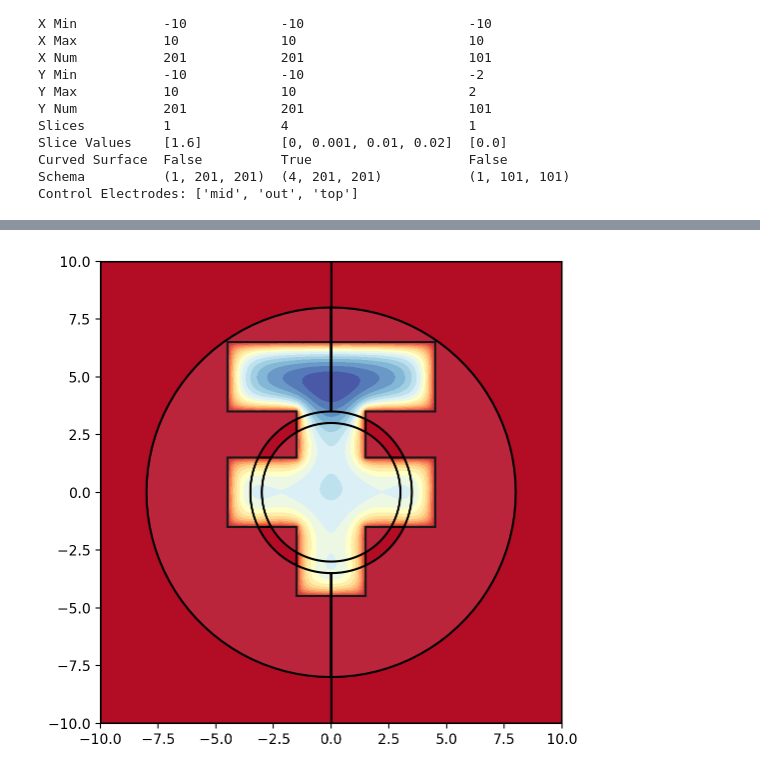
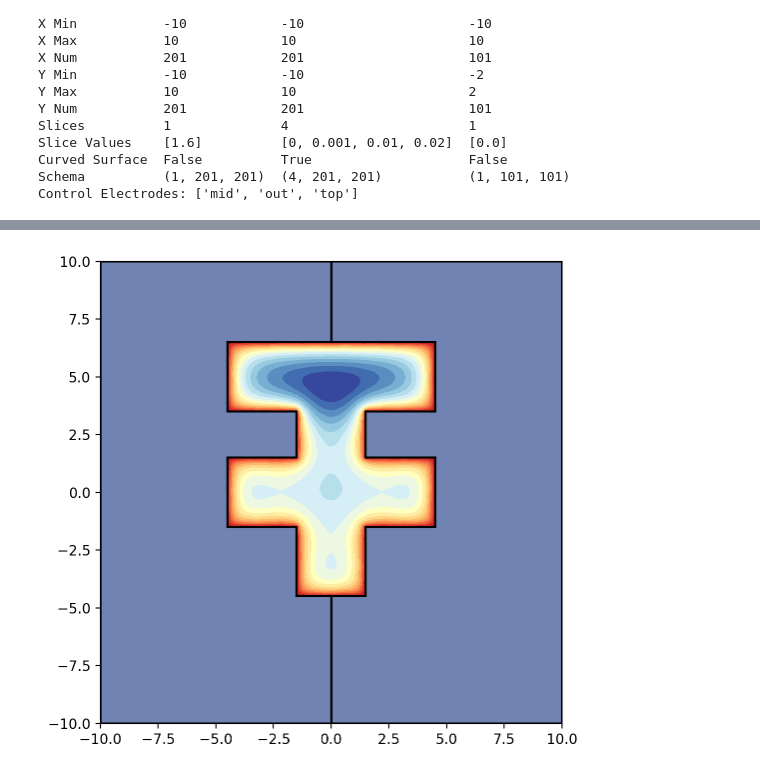
Before and after one commit to eeroqlab/zeroheliumkit, a Jupyter notebook: docs/source/notebooks/gmshfem.ipynb, the cells around one changed output, grey strips where cells are left out. Saved outputs shown, nothing was run; the diff lists cells and outputs as text; code cells hidden in the pictures.

```diff
--- a/docs/source/notebooks/gmshfem.ipynb
+++ b/docs/source/notebooks/gmshfem.ipynb
@@ -15,24 +15,24 @@ save_dir = "dump"
 ### Creating geometry
 # %%
 device = Structure()
-device.add_layer("wafer", Square(20))
-device.add_layer("gnd", Square(20))
-device.cut_polygon("gnd", Rectangle(3, 9))
-device.cut_polygon("gnd", Rectangle(9, 3))
-device.cut_polygon("gnd", Rectangle(9, 3, (0,5)))
-device.add_layer("bottom", Circle(3))
-device.add_polygon("bottom", Ring(3.5, 8))
-device.add_layer("etch", Square(20))
-device.cut_polygon("etch", device.gnd)
+device.add(Layer("wafer", Square(20)))
+device.add(Layer("gnd", Square(20)))
+device.gnd.cut(Rectangle(3, 9))
+device.gnd.cut(Rectangle(9, 3))
+device.gnd.cut(Rectangle(9, 3, (0,5)))
+device.add(Layer("bottom", Circle(3)))
+device.bottom.add(Ring(3.5, 8))
+device.add(Layer("etch", Square(20)))
+device.etch.cut(device.gnd.polygons)
 
-device.remove_holes_from_polygons("bottom")
-device.remove_holes_from_polygons("gnd")
+device.bottom.remove_holes()
+device.gnd.remove_holes()
 
 device.colors = ColorHandler({
     "wafer": GRAY,
     "bottom": YELLOW2,
     "gnd": (BLUE, 0.85)
 })
-device.quickplot(show_idx=True)
+device.quickplot(size="medium", show_idx=True)
 # %% [output]
 <Axes: >
@@ -212,22 +212,24 @@ ffparser.get_capacitance_matrix()
 # %%
-fa = FieldAnalyzer(("dot", ffparser.load_data("dump/results", "result1")),
-                   ("curved", ffparser.load_data("dump/results", "result2")))
+ffparser.load_data("dump/results/", "result1")
+
+cc1 = ffparser.get_coupling_constants(slice_value=1.6, round_with_decimals=6)
+fa = FieldAnalyzer(cc1)
 # %%
 voltages = {
     "mid": 1,
     "out": 2,
     "top": -0.1
 }
 
 fig = plt.figure(figsize=(6, 6))
 ax = fig.add_subplot(111)
 
-fa.plot_potential_2D(fa.dot, voltages, zlevel_key=1.6, ax=ax, zero_line=False, cmap='RdYlBu')
-device.plot(ax=ax, layer=["gnd"], color=[BLACK], alpha=0)
-device.plot(ax=ax, layer=["bottom"], color=[WHITE], alpha=0.1)
+fa.set_voltages(voltages)
+fa.plot2D_data(ax=ax, zero_line=False, cmap='RdYlBu')
+device.gnd.plot(ax=ax, edgecolor=BLACK)
 
 ax.set_aspect("equal")
 
 plt.show()
 # %% [output]
-[figure, old version]
+[figure, new version]
```
Also changed, not shown: parts of 9 cells of this notebook, 12 other files.
